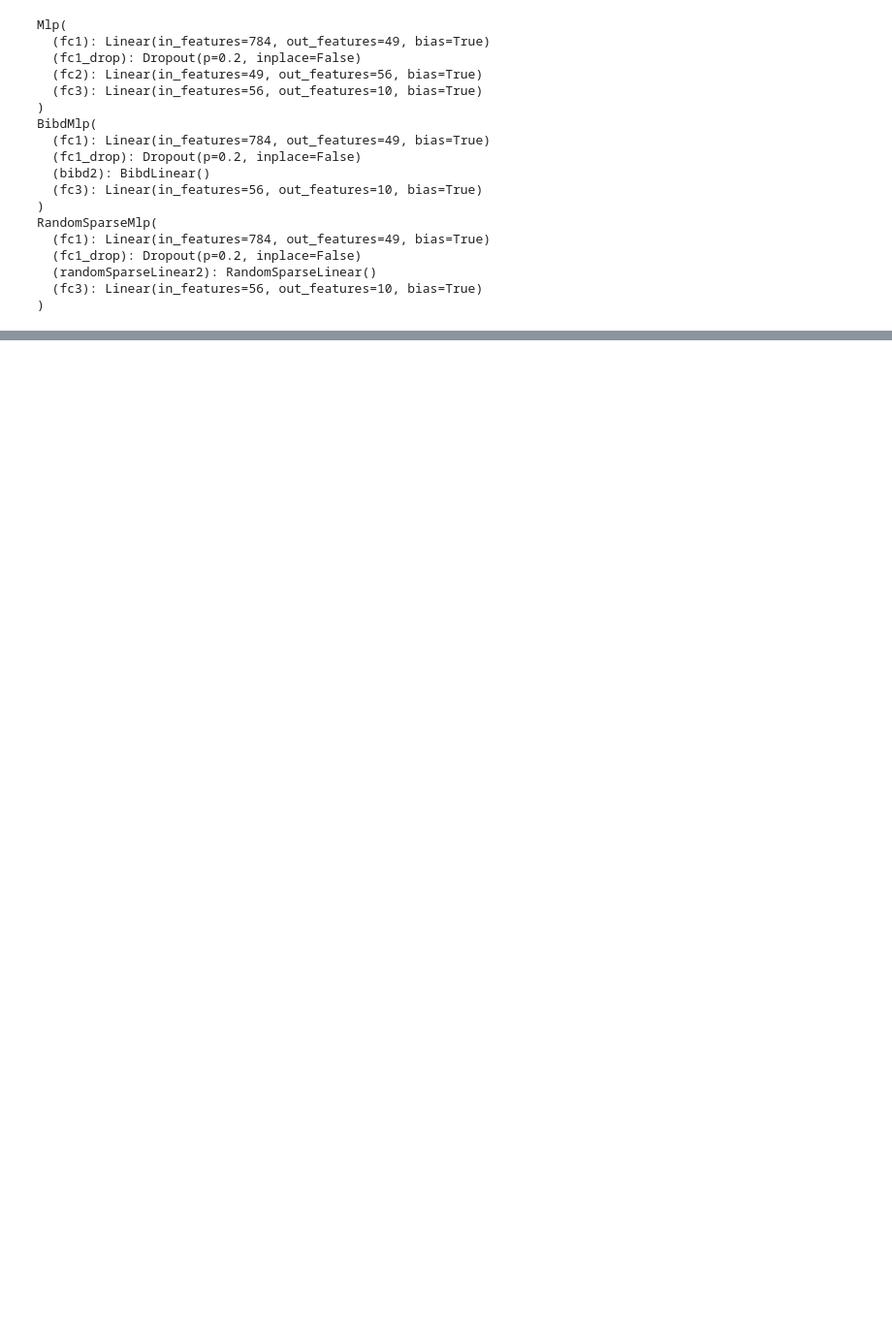
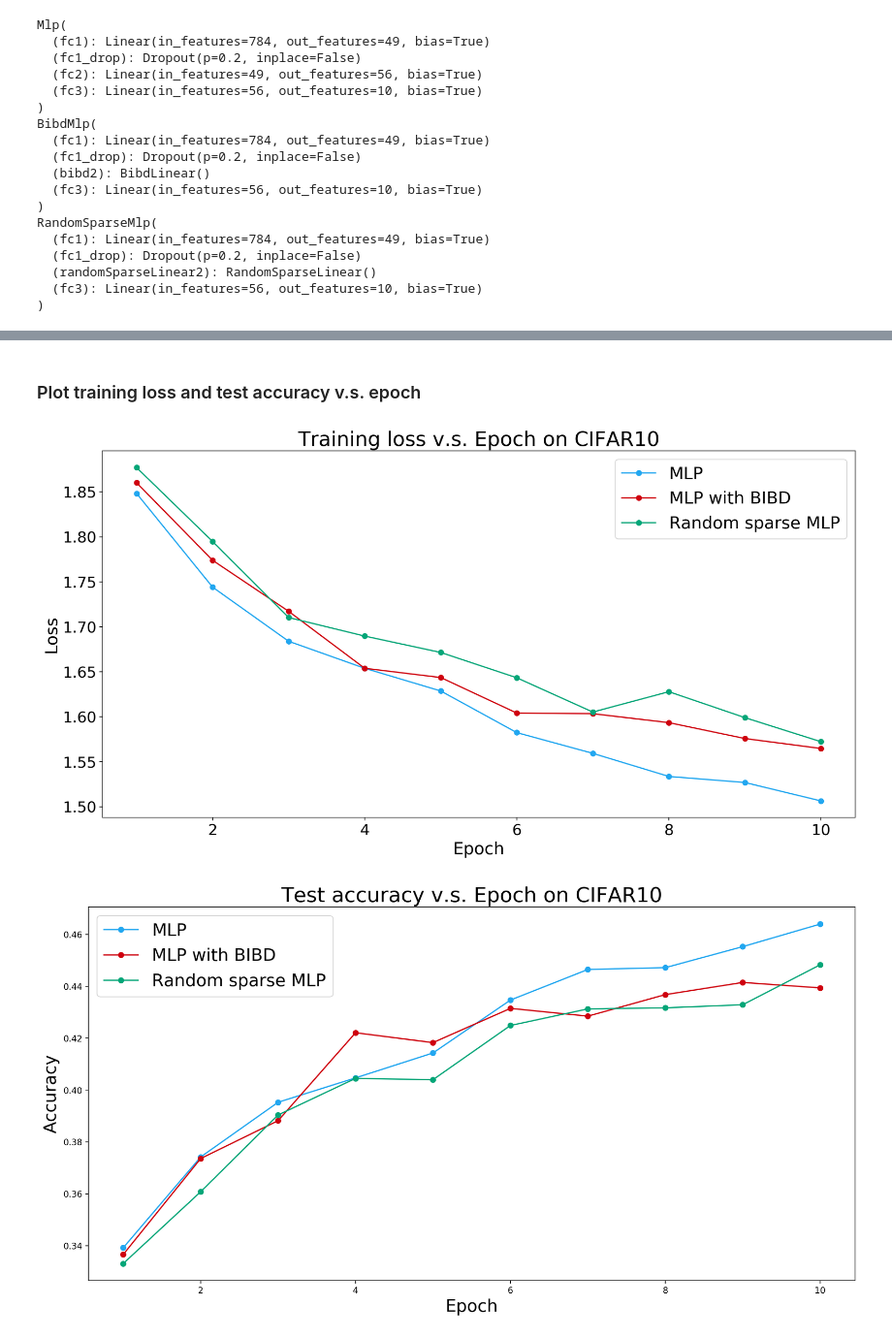
Before and after one commit to iid2019/iddl, a Jupyter notebook: mlp/mlp_bibd_experiments.ipynb, the cells around one changed output, grey strips where cells are left out. Shown: that part at 97% size. Cells and saved outputs as stored; diff of their text form; code cells hidden in the pictures; blank space fills up the shorter version.

```diff
--- a/mlp/mlp_bibd_experiments.ipynb
+++ b/mlp/mlp_bibd_experiments.ipynb
@@ -165,0 +182,17 @@ The PostScript backend does not support transparency; partially transparent arti
+# %%
+from models import Mlp, BibdMlp, RandomSparseMlp
+
+
+input_dim = 32 * 32 * 3
+output_dim = 10
+
+model_list = []
+if torch.cuda.is_available():
+#     model_list.append(torch.nn.DataParallel(Mlp(input_dim, output_dim).to(device)))
+#     model_list.append(torch.nn.DataParallel(BibdMlp(input_dim, output_dim).to(device)))
+#     model_list.append(torch.nn.DataParallel(RandomSparseMlp(input_dim, output_dim).to(device)))
+    model_list.append(Mlp(input_dim, output_dim).to(device))
+    model_list.append(BibdMlp(input_dim, output_dim).to(device))
+    model_list.append(RandomSparseMlp(input_dim, output_dim).to(device))
+for model in model_list:
+    print(model)
@@ -165,0 +218,10 @@ The PostScript backend does not support transparency; partially transparent arti
+# %%
+%%time
+
+
+from experiment import Experiment
+
+
+experiment = Experiment(n_epoch=10)
+for model in model_list:
+    experiment.run_model(model, train_loader, validation_loader)
@@ -165,0 +246,7 @@ The PostScript backend does not support transparency; partially transparent arti
+# %% [markdown]
+### Plot training loss and test accuracy v.s. epoch
+# %%
+fig_loss, fig_acc = experiment.plot(loss_title='Training loss v.s. Epoch on CIFAR10', acc_title='Test accuracy v.s. Epoch on CIFAR10')
+# %% [output]
+[figure, added]
+[figure, added]
```
Also changed, not shown: parts of 13 cells of this notebook, 1 other file.
